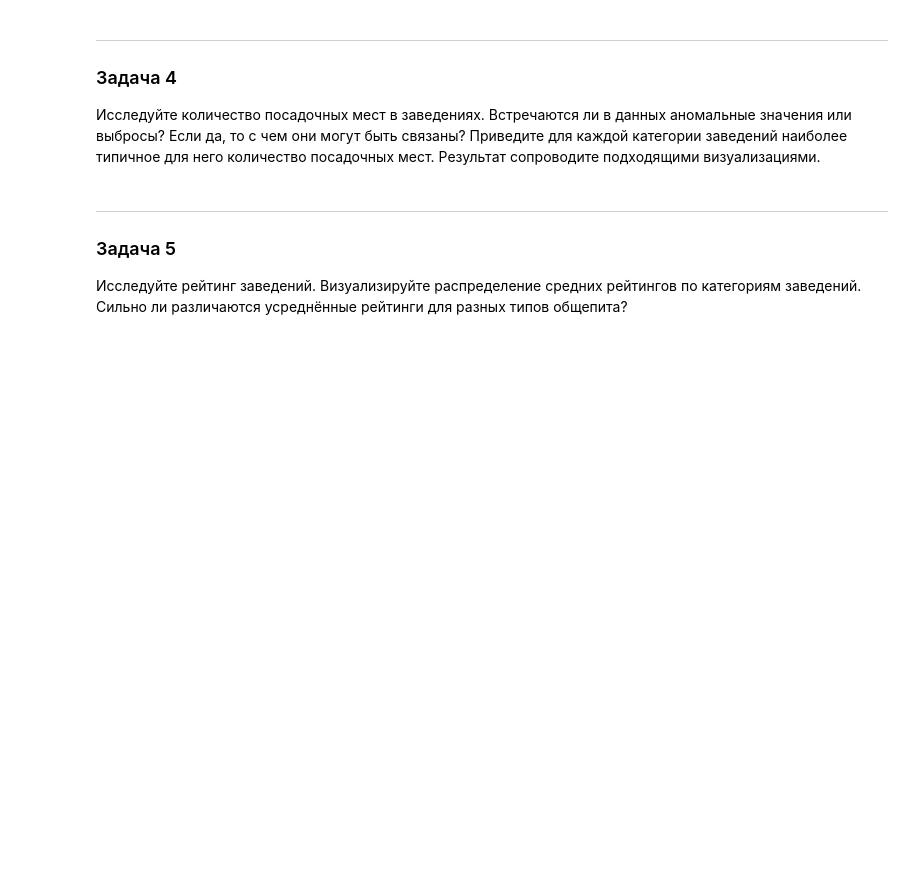
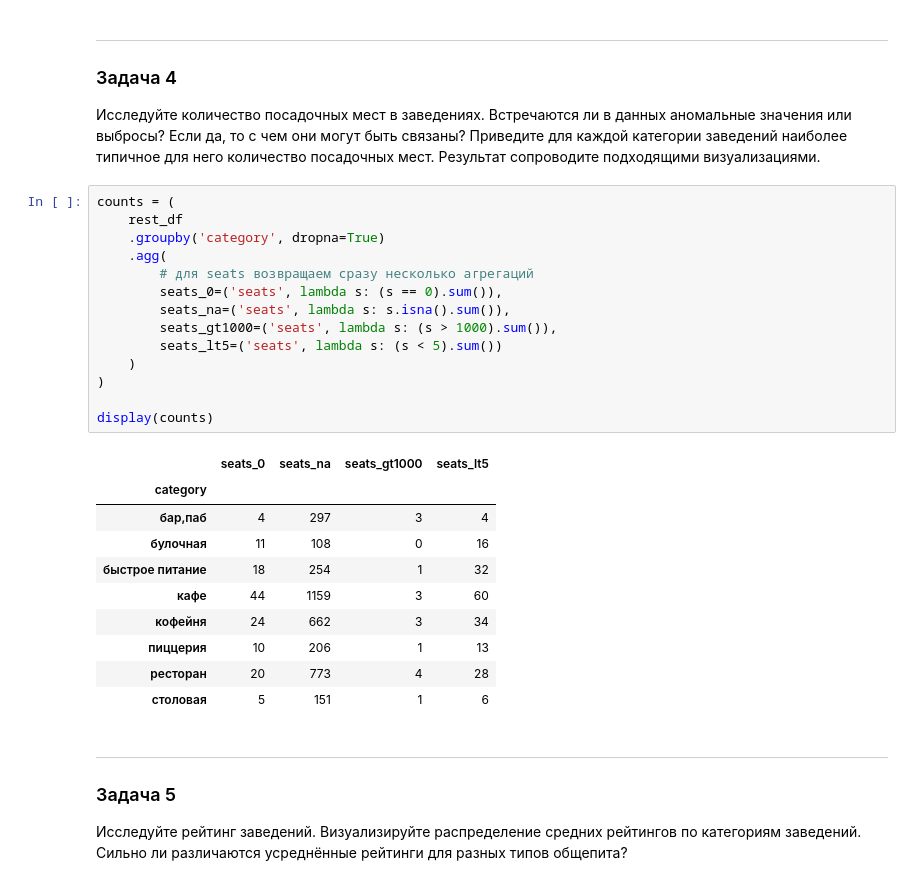
Before and after one commit to alexf2/yp_data_science_tasks, a Jupyter notebook: sprint7_pandas/sprint7_project_new.ipynb, the cells around one changed output. Cells and saved outputs as stored; diff of their text form; blank space fills up the shorter version.

```diff
--- a/sprint7_pandas/sprint7_project_new.ipynb
+++ b/sprint7_pandas/sprint7_project_new.ipynb
@@ -798,6 +856,31 @@ print('Число строк ДО обработки:', rest_info_df_shape[0], '
 ### Задача 4
 
 Исследуйте количество посадочных мест в заведениях. Встречаются ли в данных аномальные значения или выбросы? Если да, то с чем они могут быть связаны? Приведите для каждой категории заведений наиболее типичное для него количество посадочных мест. Результат сопроводите подходящими визуализациями.
+# %%
+counts = (
+    rest_df
+    .groupby('category', dropna=True)
+    .agg(
+        # для seats возвращаем сразу несколько агрегаций
+        seats_0=('seats', lambda s: (s == 0).sum()),
+        seats_na=('seats', lambda s: s.isna().sum()),
+        seats_gt1000=('seats', lambda s: (s > 1000).sum()),
+        seats_lt5=('seats', lambda s: (s < 5).sum())
+    )
+)
+
+display(counts)
+# %% [output]
+|  | seats_0 | seats_na | seats_gt1000 | seats_lt5 |
+| category |  |  |  |  |
+| бар,паб | 4 | 297 | 3 | 4 |
+| булочная | 11 | 108 | 0 | 16 |
+| быстрое питание | 18 | 254 | 1 | 32 |
+| кафе | 44 | 1159 | 3 | 60 |
+| кофейня | 24 | 662 | 3 | 34 |
+| пиццерия | 10 | 206 | 1 | 13 |
+| ресторан | 20 | 773 | 4 | 28 |
+| столовая | 5 | 151 | 1 | 6 |
 # %% [markdown]
 ---
 
```
Also changed, not shown: parts of 22 cells of this notebook.
